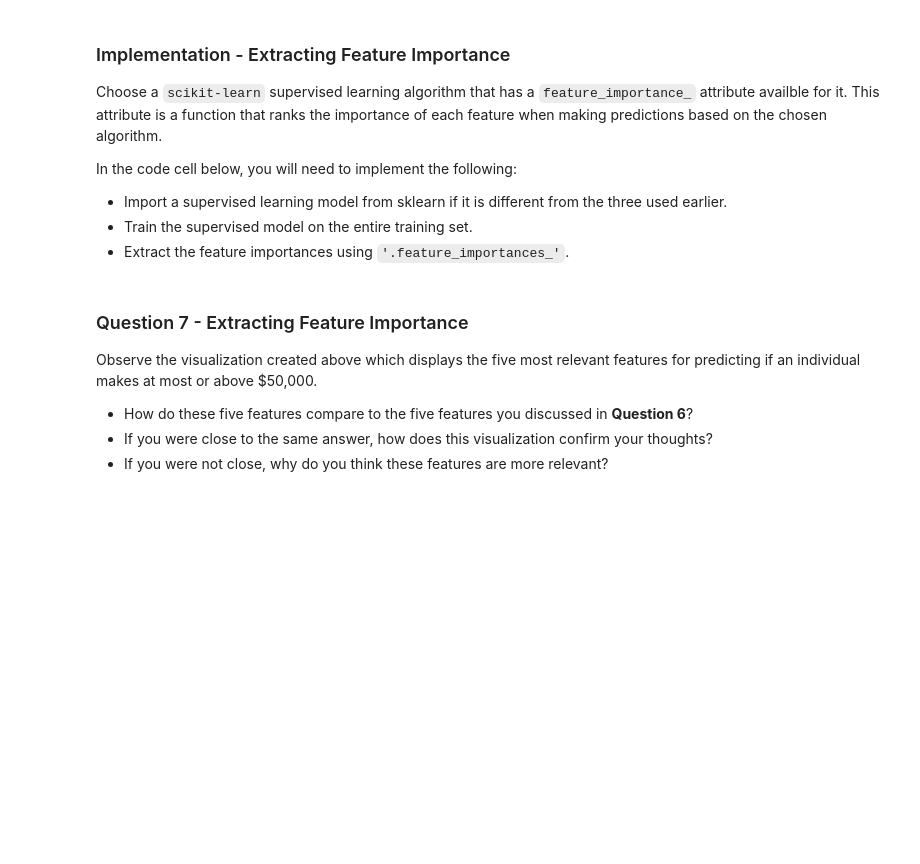
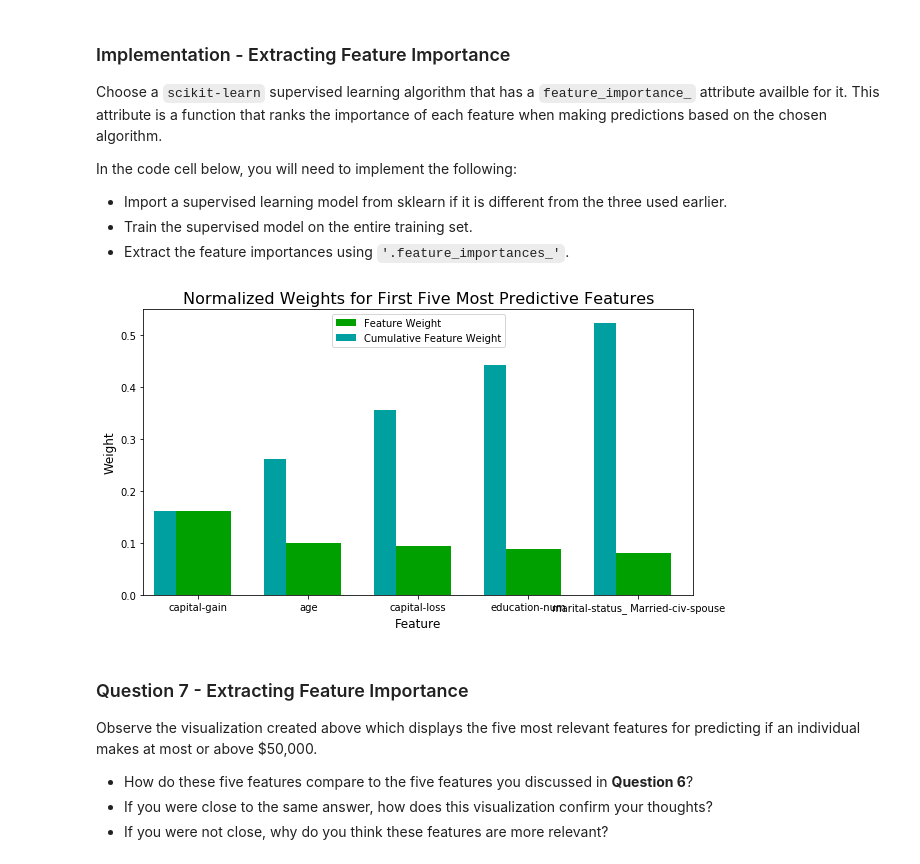
Before and after one commit to divya-nk/udacity-ml-nanodegree-projects, a Jupyter notebook: finding_donors/finding_donors.ipynb, the cells around one changed output. Cells and saved outputs as stored; diff of their text form; code cells hidden in the pictures; blank space fills up the shorter version.

```diff
--- a/finding_donors/finding_donors.ipynb
+++ b/finding_donors/finding_donors.ipynb
@@ -449,3 +461,7 @@ Fine tune the chosen model. Use grid search (`GridSearchCV`) with at least one i
 - Fit the grid search object to the training data (`X_train`, `y_train`), and store it in `grid_fit`.
 
 **Note:** Depending on the algorithm chosen and the parameter list, the following implementation may take some time to run!
+# %%
+print X_train.shape, y_train.shape
+y_train=pd.Series(y_train)
+print y_train.shape
@@ -452,23 +471,24 @@ Fine tune the chosen model. Use grid search (`GridSearchCV`) with at least one i
 # %%
 # TODO: Import 'GridSearchCV', 'make_scorer', and any other necessary libraries
 from sklearn.model_selection import GridSearchCV
-from sklearn.metrics import make_scorer
+from sklearn.metrics import make_scorer, fbeta_score
+from sklearn.ensemble import GradientBoostingClassifier
 
 # TODO: Initialize the classifier
-clf = AdaBoostClassifier()
+clf = GradientBoostingClassifier(max_depth=5, max_features='sqrt', subsample=0.8, random_state=32)
 
 # TODO: Create the parameters list you wish to tune, using a dictionary if needed.
 # HINT: parameters = {'parameter_1': [value1, value2], 'parameter_2': [value1, value2]}
-parameters = None
+parameters = {'learning_rate': [0.1, 1, 10],'min_samples_split':[200, 400, 600], 'min_samples_leaf': [20,50, 70], 'n_estimators':[60,70,80]}
 
 # TODO: Make an fbeta_score scoring object using make_scorer()
-scorer = None
+scorer = make_scorer(fbeta_score, beta=0.5)
 
 # TODO: Perform grid search on the classifier using 'scorer' as the scoring method using GridSearchCV()
-grid_obj = None
+grid_obj = GridSearchCV(estimator=clf, param_grid=parameters, scoring=scorer, cv=5)
 
 # TODO: Fit the grid search object to the training data and find the optimal parameters using fit()
-grid_fit = None
+grid_fit = grid_obj.fit(X_train, y_train, sample_weight=None)
 
 # Get the estimator
 best_clf = grid_fit.best_estimator_
@@ -484,3 +504,4 @@ print "F-score on testing data: {:.4f}".format(fbeta_score(y_test, predictions,
 print "\nOptimized Model\n------"
 print "Final accuracy score on the testing data: {:.4f}".format(accuracy_score(y_test, best_predictions))
 print "Final F-score on the testing data: {:.4f}".format(fbeta_score(y_test, best_predictions, beta = 0.5))
+print grid_fit.best_params_
@@ -524,15 +565,16 @@ In the code cell below, you will need to implement the following:
 # %%
 # TODO: Import a supervised learning model that has 'feature_importances_'
 
-
 # TODO: Train the supervised model on the training set using .fit(X_train, y_train)
-model = None
+model = best_clf.fit(X_train, y_train)
 
 # TODO: Extract the feature importances using .feature_importances_
-importances = None
+importances = model.feature_importances_
 
 # Plot
 vs.feature_plot(importances, X_train, y_train)
+# %% [output]
+[figure, added]
 # %% [markdown]
 ### Question 7 - Extracting Feature Importance
 
```
Also changed, not shown: parts of 21 cells of this notebook.
